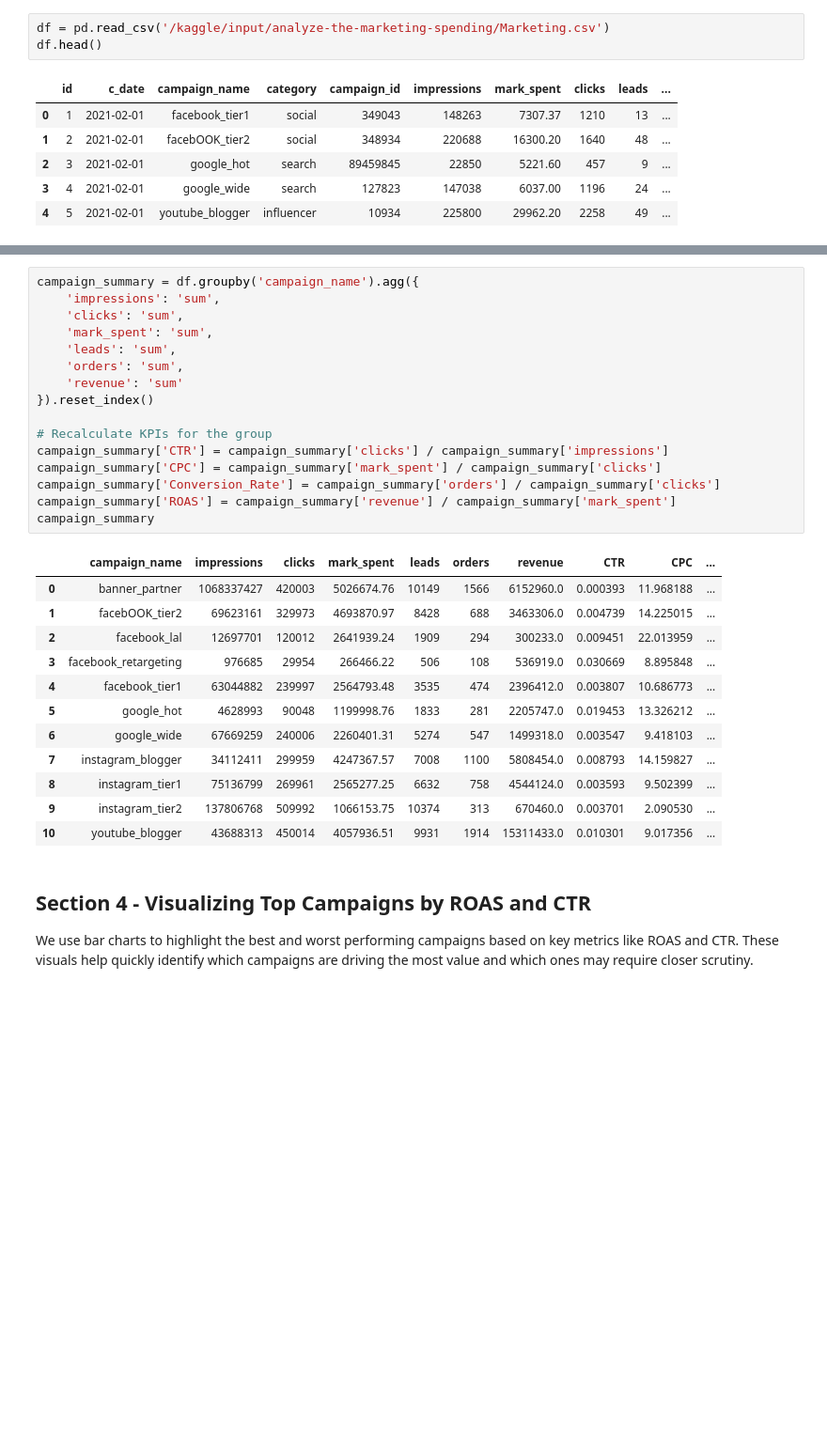
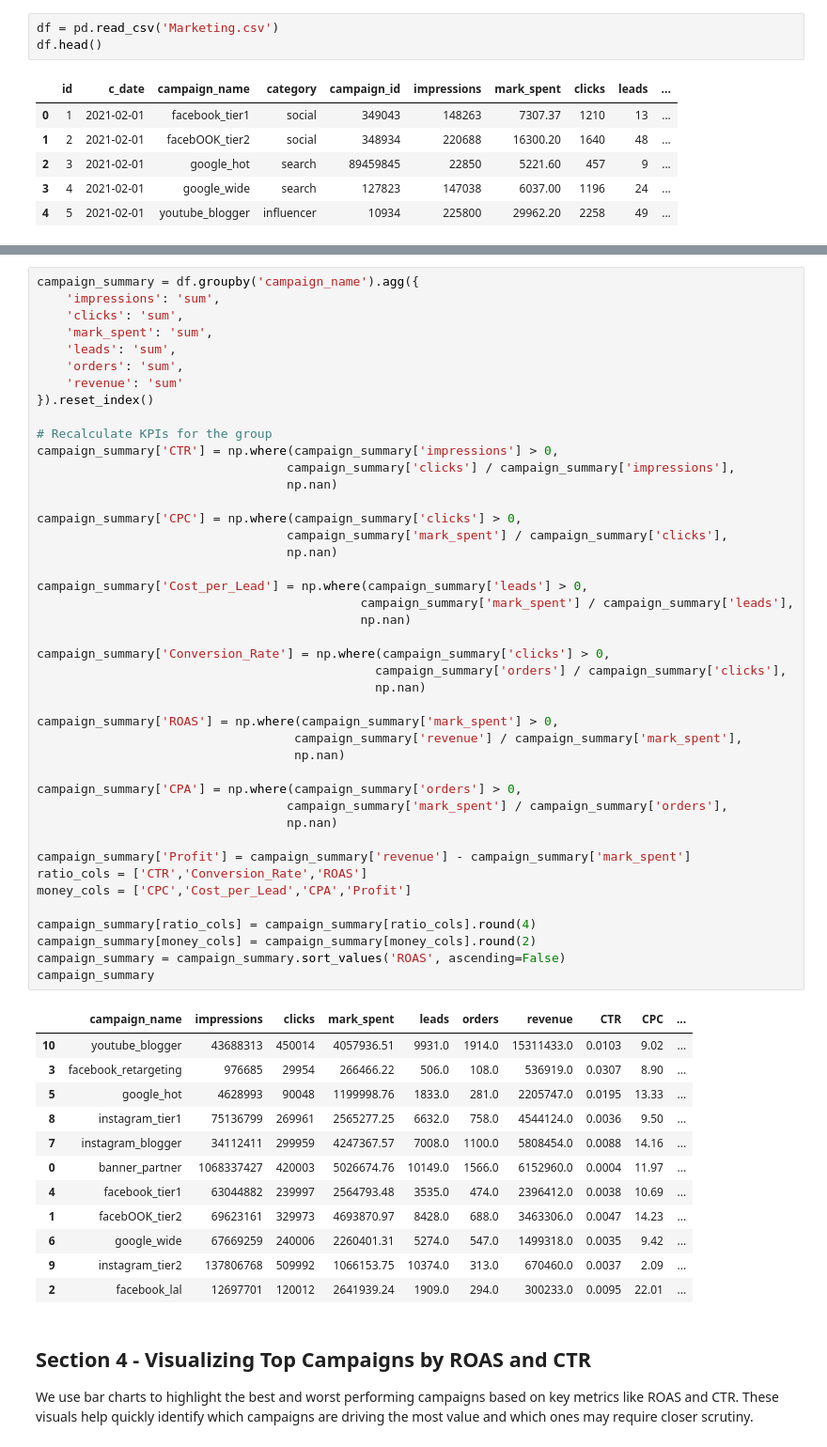
Before and after one commit to ayushpuri123/Campaign-optimisation, a Jupyter notebook: Campaign optimisation/Campaign Optimisation.ipynb, the cells around one changed output, grey strips where cells are left out. Shown at 94% size. Cells and saved outputs as stored; diff of their text form; blank space fills up the shorter version.

```diff
--- a/Campaign optimisation/Campaign Optimisation.ipynb
+++ b/Campaign optimisation/Campaign Optimisation.ipynb
@@ -20,5 +21,5 @@ import matplotlib.pyplot as plt
 # %%
-df = pd.read_csv('/kaggle/input/analyze-the-marketing-spending/Marketing.csv')
+df = pd.read_csv('Marketing.csv')
 df.head()
 # %% [output]
 |  | id | c_date | campaign_name | category | campaign_id | impressions | mark_spent | clicks | leads | ... |
@@ -44,32 +115,59 @@ To get a clearer view of how each campaign is performing, we aggregate the data
 # %%
 campaign_summary = df.groupby('campaign_name').agg({
     'impressions': 'sum',
     'clicks': 'sum',
     'mark_spent': 'sum',
     'leads': 'sum',
     'orders': 'sum',
     'revenue': 'sum'
 }).reset_index()
 
 # Recalculate KPIs for the group
-campaign_summary['CTR'] = campaign_summary['clicks'] / campaign_summary['impressions']
-campaign_summary['CPC'] = campaign_summary['mark_spent'] / campaign_summary['clicks']
-campaign_summary['Conversion_Rate'] = campaign_summary['orders'] / campaign_summary['clicks']
-campaign_summary['ROAS'] = campaign_summary['revenue'] / campaign_summary['mark_spent']
+campaign_summary['CTR'] = np.where(campaign_summary['impressions'] > 0,
+                                  campaign_summary['clicks'] / campaign_summary['impressions'],
+                                  np.nan)
+
+campaign_summary['CPC'] = np.where(campaign_summary['clicks'] > 0,
+                                  campaign_summary['mark_spent'] / campaign_summary['clicks'],
+                                  np.nan)
+
+campaign_summary['Cost_per_Lead'] = np.where(campaign_summary['leads'] > 0,
+                                            campaign_summary['mark_spent'] / campaign_summary['leads'],
+                                            np.nan)
+
+campaign_summary['Conversion_Rate'] = np.where(campaign_summary['clicks'] > 0,
+                                              campaign_summary['orders'] / campaign_summary['clicks'],
+                                              np.nan)
+
+campaign_summary['ROAS'] = np.where(campaign_summary['mark_spent'] > 0,
+                                   campaign_summary['revenue'] / campaign_summary['mark_spent'],
+                                   np.nan)
+
+campaign_summary['CPA'] = np.where(campaign_summary['orders'] > 0,
+                                  campaign_summary['mark_spent'] / campaign_summary['orders'],
+                                  np.nan)
+
+campaign_summary['Profit'] = campaign_summary['revenue'] - campaign_summary['mark_spent']
+ratio_cols = ['CTR','Conversion_Rate','ROAS']
+money_cols = ['CPC','Cost_per_Lead','CPA','Profit']
+
+campaign_summary[ratio_cols] = campaign_summary[ratio_cols].round(4)
+campaign_summary[money_cols] = campaign_summary[money_cols].round(2)
+campaign_summary = campaign_summary.sort_values('ROAS', ascending=False)
 campaign_summary
 # %% [output]
 |  | campaign_name | impressions | clicks | mark_spent | leads | orders | revenue | CTR | CPC | ... |
-| 0 | banner_partner | 1068337427 | 420003 | 5026674.76 | 10149 | 1566 | 6152960.0 | 0.000393 | 11.968188 | ... |
-| 1 | facebOOK_tier2 | 69623161 | 329973 | 4693870.97 | 8428 | 688 | 3463306.0 | 0.004739 | 14.225015 | ... |
-| 2 | facebook_lal | 12697701 | 120012 | 2641939.24 | 1909 | 294 | 300233.0 | 0.009451 | 22.013959 | ... |
-| 3 | facebook_retargeting | 976685 | 29954 | 266466.22 | 506 | 108 | 536919.0 | 0.030669 | 8.895848 | ... |
-| 4 | facebook_tier1 | 63044882 | 239997 | 2564793.48 | 3535 | 474 | 2396412.0 | 0.003807 | 10.686773 | ... |
-| 5 | google_hot | 4628993 | 90048 | 1199998.76 | 1833 | 281 | 2205747.0 | 0.019453 | 13.326212 | ... |
-| 6 | google_wide | 67669259 | 240006 | 2260401.31 | 5274 | 547 | 1499318.0 | 0.003547 | 9.418103 | ... |
-| 7 | instagram_blogger | 34112411 | 299959 | 4247367.57 | 7008 | 1100 | 5808454.0 | 0.008793 | 14.159827 | ... |
-| 8 | instagram_tier1 | 75136799 | 269961 | 2565277.25 | 6632 | 758 | 4544124.0 | 0.003593 | 9.502399 | ... |
-| 9 | instagram_tier2 | 137806768 | 509992 | 1066153.75 | 10374 | 313 | 670460.0 | 0.003701 | 2.090530 | ... |
-| 10 | youtube_blogger | 43688313 | 450014 | 4057936.51 | 9931 | 1914 | 15311433.0 | 0.010301 | 9.017356 | ... |
+| 10 | youtube_blogger | 43688313 | 450014 | 4057936.51 | 9931.0 | 1914.0 | 15311433.0 | 0.0103 | 9.02 | ... |
+| 3 | facebook_retargeting | 976685 | 29954 | 266466.22 | 506.0 | 108.0 | 536919.0 | 0.0307 | 8.90 | ... |
+| 5 | google_hot | 4628993 | 90048 | 1199998.76 | 1833.0 | 281.0 | 2205747.0 | 0.0195 | 13.33 | ... |
+| 8 | instagram_tier1 | 75136799 | 269961 | 2565277.25 | 6632.0 | 758.0 | 4544124.0 | 0.0036 | 9.50 | ... |
+| 7 | instagram_blogger | 34112411 | 299959 | 4247367.57 | 7008.0 | 1100.0 | 5808454.0 | 0.0088 | 14.16 | ... |
+| 0 | banner_partner | 1068337427 | 420003 | 5026674.76 | 10149.0 | 1566.0 | 6152960.0 | 0.0004 | 11.97 | ... |
+| 4 | facebook_tier1 | 63044882 | 239997 | 2564793.48 | 3535.0 | 474.0 | 2396412.0 | 0.0038 | 10.69 | ... |
+| 1 | facebOOK_tier2 | 69623161 | 329973 | 4693870.97 | 8428.0 | 688.0 | 3463306.0 | 0.0047 | 14.23 | ... |
+| 6 | google_wide | 67669259 | 240006 | 2260401.31 | 5274.0 | 547.0 | 1499318.0 | 0.0035 | 9.42 | ... |
+| 9 | instagram_tier2 | 137806768 | 509992 | 1066153.75 | 10374.0 | 313.0 | 670460.0 | 0.0037 | 2.09 | ... |
+| 2 | facebook_lal | 12697701 | 120012 | 2641939.24 | 1909.0 | 294.0 | 300233.0 | 0.0095 | 22.01 | ... |
 # %% [markdown]
 ## Section 4 - Visualizing Top Campaigns by ROAS and CTR
 
```
Also changed, not shown: parts of 16 cells of this notebook, 3 other files.
